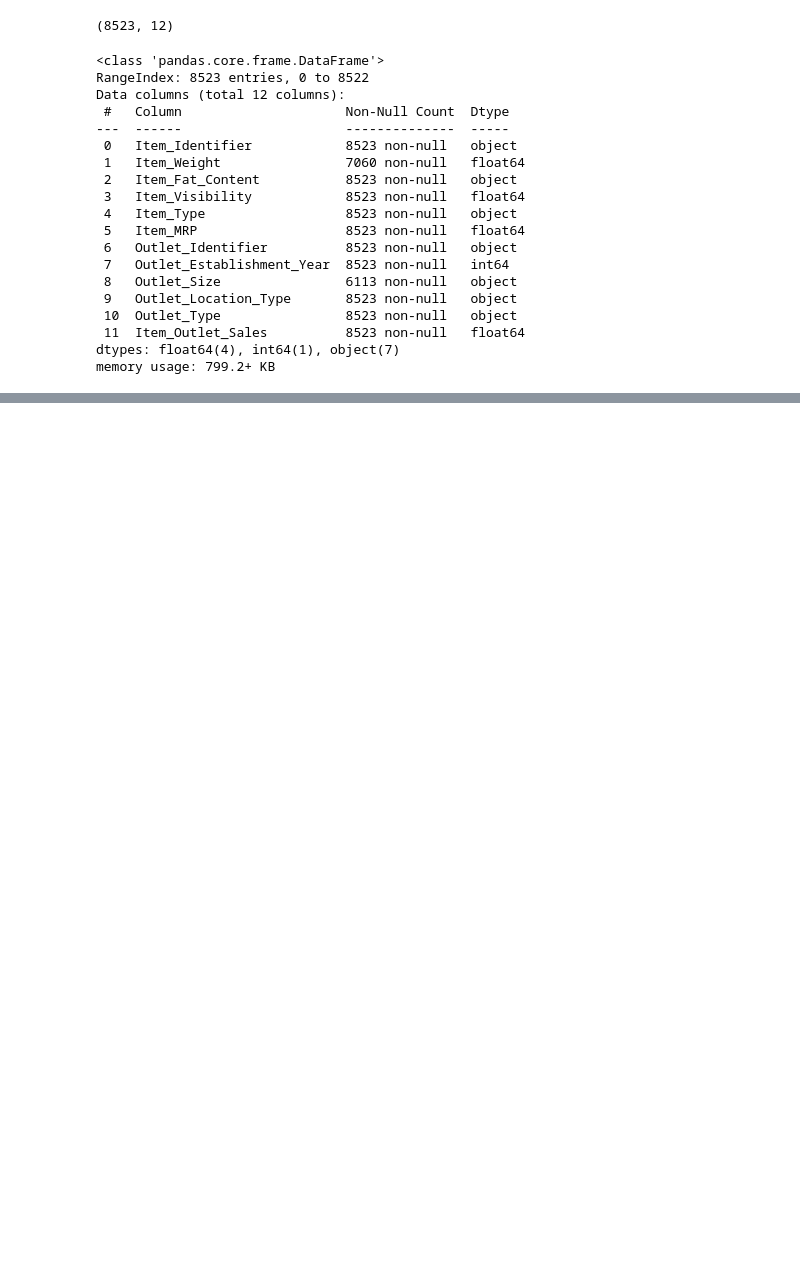
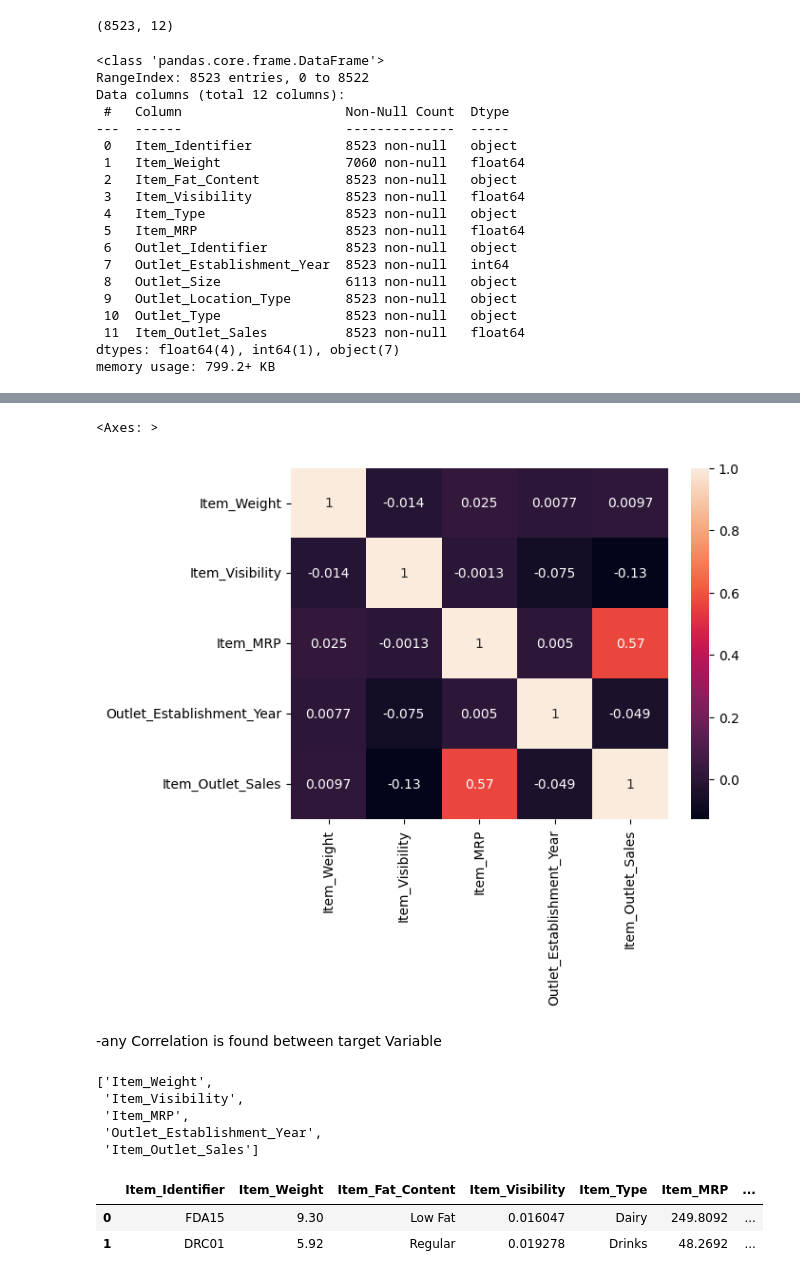
Before and after one commit to Surrajit/Stores-Sales-Prediction, a Jupyter notebook: NoteBook/Train_EDA.ipynb, the cells around one changed output, grey strips where cells are left out. Saved outputs shown, nothing was run; the diff lists cells and outputs as text; code cells hidden in the pictures; blank space fills up the shorter version.

```diff
--- a/NoteBook/Train_EDA.ipynb
+++ b/NoteBook/Train_EDA.ipynb
@@ -57,0 +270,21 @@ Name: Item_Fat_Content, Length: 8523, dtype: object>
+# %%
+sns.heatmap(df[numeric_features].corr(),annot=True)
+# %% [output]
+<Axes: >
+[figure, added]
+# %% [markdown]
+-any Correlation is found between target Variable
+# %%
+numeric_features
+# %% [output]
+['Item_Weight',
+ 'Item_Visibility',
+ 'Item_MRP',
+ 'Outlet_Establishment_Year',
+ 'Item_Outlet_Sales']
+# %%
+df.head(2)
+# %% [output]
+|  | Item_Identifier | Item_Weight | Item_Fat_Content | Item_Visibility | Item_Type | Item_MRP | ... |
+| 0 | FDA15 | 9.30 | Low Fat | 0.016047 | Dairy | 249.8092 | ... |
+| 1 | DRC01 | 5.92 | Regular | 0.019278 | Drinks | 48.2692 | ... |
```
Also changed, not shown: parts of 45 cells of this notebook, 11 other files.
